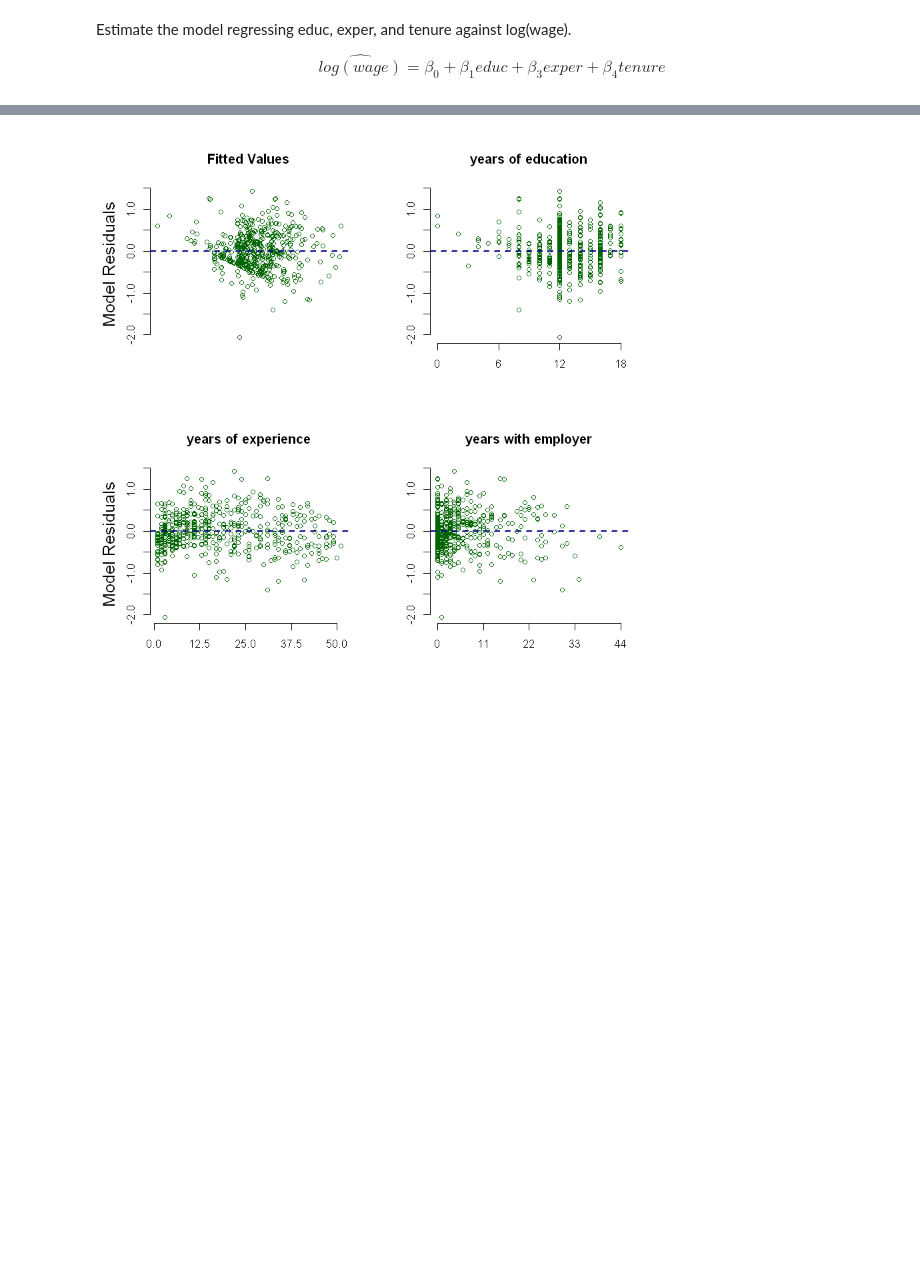
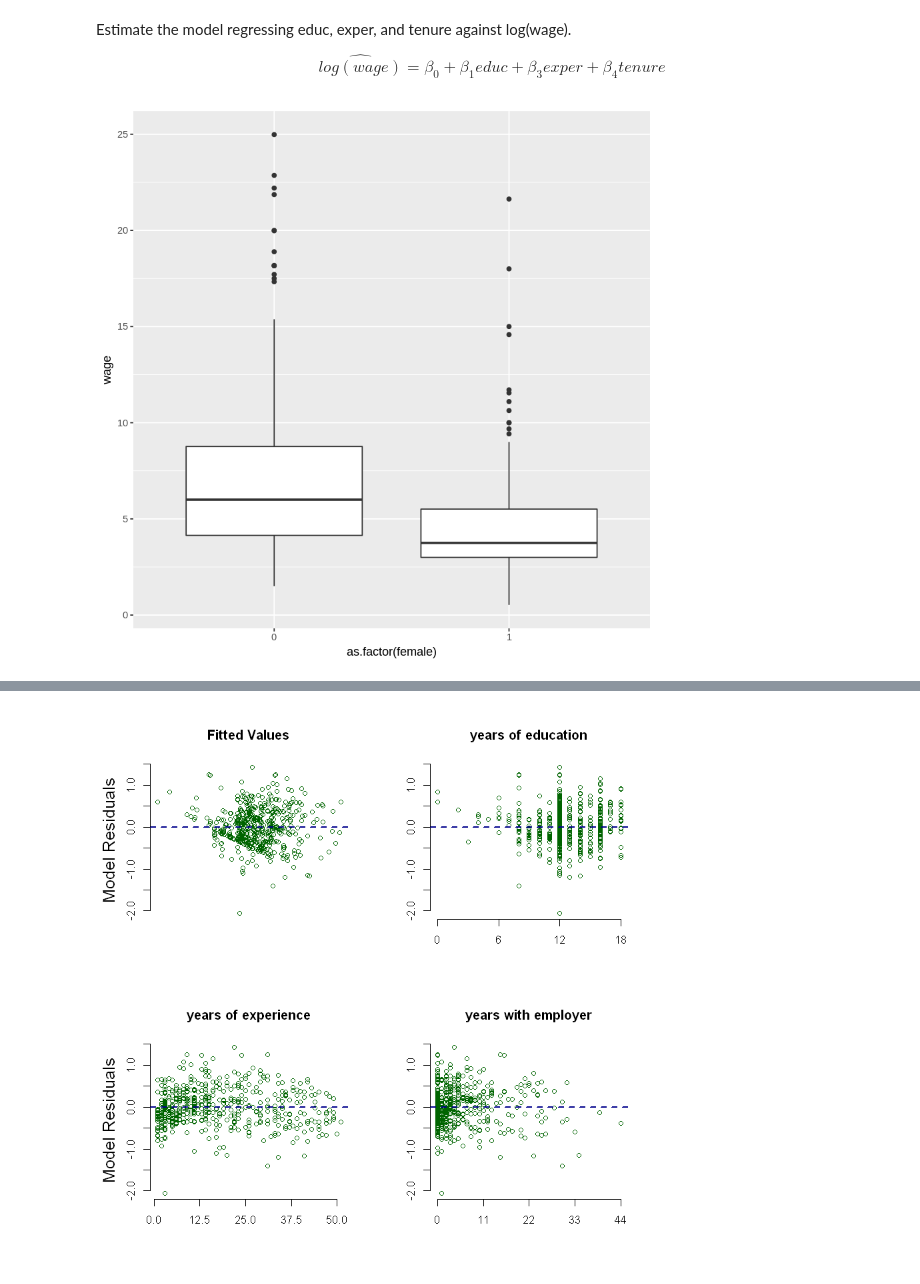
Before and after one commit to jonduan/RIntroEconometrics, a Jupyter notebook: Introductory_Econometrics_wooldridge/Chapter 4 Multiple Regression Analysis Inference.ipynb, the cells around one changed output, grey strips where cells are left out. Cells and saved outputs as stored; diff of their text form; code cells hidden in the pictures; blank space fills up the shorter version.

```diff
--- a/Introductory_Econometrics_wooldridge/Chapter 4 Multiple Regression Analysis Inference.ipynb
+++ b/Introductory_Econometrics_wooldridge/Chapter 4 Multiple Regression Analysis Inference.ipynb
@@ -38,3 +55,7 @@ abline(lm(lwage ~ tenure, data=wage1), col = "darkblue", lwd=2)
 Estimate the model regressing educ, exper, and tenure against log(wage).
 
 $$\widehat{log(wage)} = \beta_0 + \beta_1educ + \beta_3exper + \beta_4tenure$$
+# %%
+wage1 %>% ggplot(mapping = aes(x = as.factor(female), y =wage))+geom_boxplot()#+facet_wrap(facets = ~as.factor(female))
+# %% [output]
+[figure, added]
```
Also changed, not shown: parts of 21 cells of this notebook, 1 other file.
